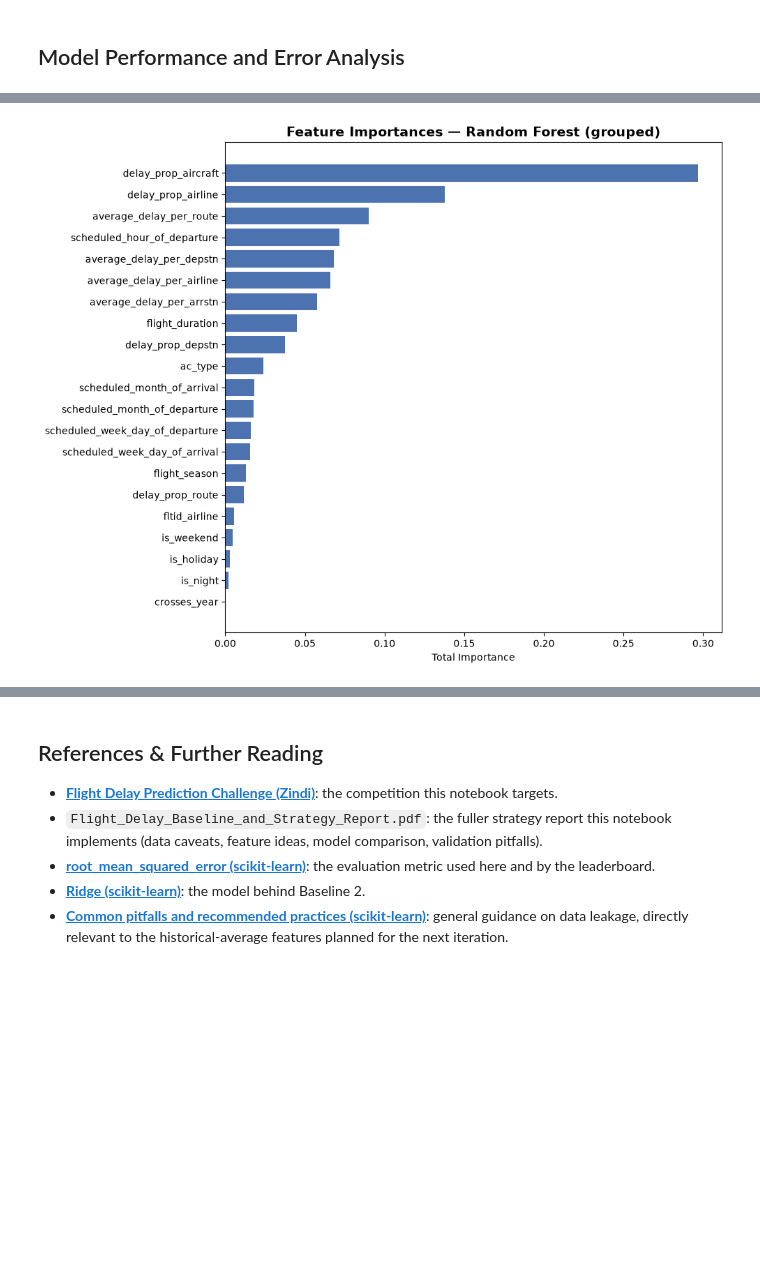
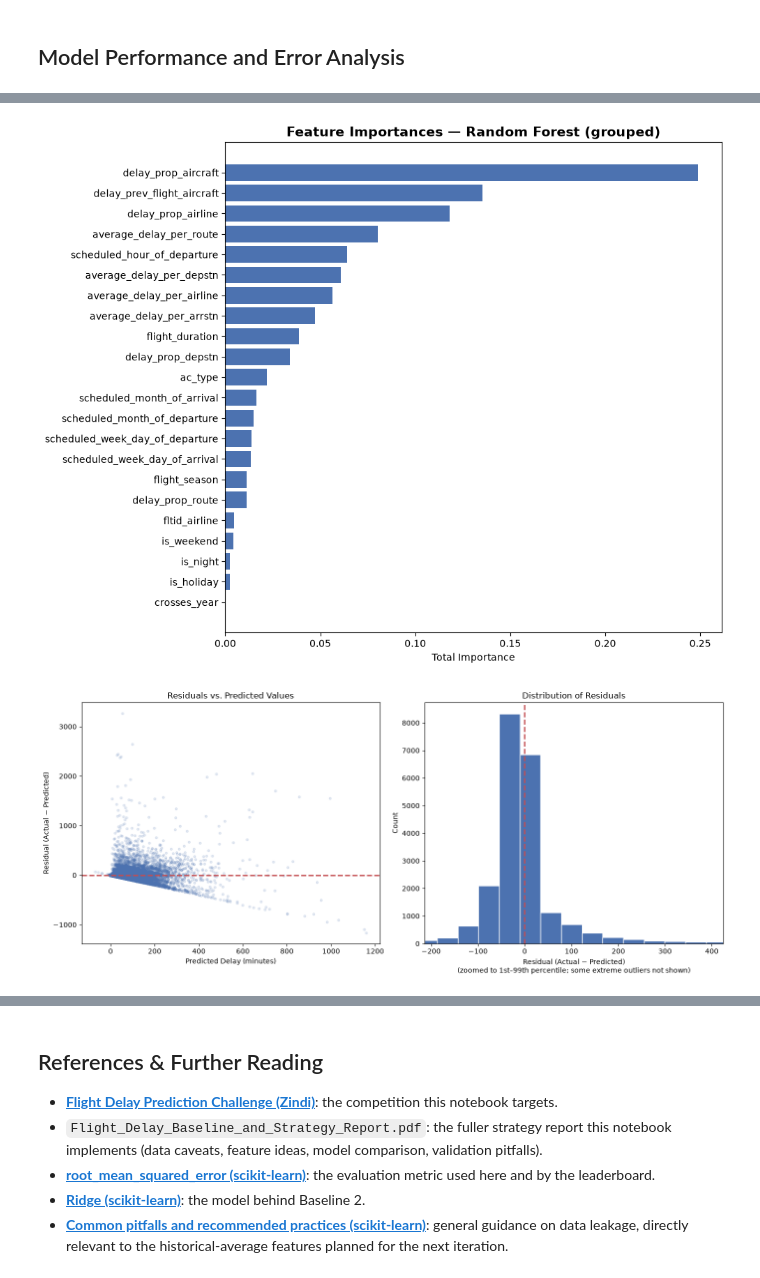
Before and after one commit to Lucaisok/ml_project_flight_delay_prediction, a Jupyter notebook: 04_flight_delay_modeling.ipynb, the cells around one changed output, grey strips where cells are left out. Cells and saved outputs as stored; diff of their text form; code cells hidden in the pictures; blank space fills up the shorter version.

```diff
--- a/04_flight_delay_modeling.ipynb
+++ b/04_flight_delay_modeling.ipynb
@@ -478,0 +479,23 @@ Random Forest — RMSE: 121.86, MAE: 56.02
+# %%
+from xgboost import XGBRegressor
+
+xgb_pipeline = Pipeline([
+    ('preprocess', preprocess_rf),
+    ('model', XGBRegressor(
+        n_estimators=300,
+        max_depth=6,
+        learning_rate=0.05,
+        subsample=0.8,
+        colsample_bytree=0.8,
+        random_state=42,
+        n_jobs=-1
+    ))
+])
+
+xgb_pipeline.fit(X_train_advanced[cat_cols + num_cols], y_train)
+xgb_pred = xgb_pipeline.predict(X_test_advanced[cat_cols + num_cols])
+
+rmse_xgb = root_mean_squared_error(y_test, xgb_pred)
+mae_xgb = mean_absolute_error(y_test, xgb_pred)
+
+print(f"XGBoost — RMSE: {rmse_xgb:.2f}, MAE: {mae_xgb:.2f}")
@@ -632,4 +711,4 @@ plt.tight_layout()
 plt.savefig('plots/feature_importance_rf_grouped.png', dpi=150)
 plt.show()
 # %% [output]
-[figure, old version]
+[figure, new version]
@@ -659,24 +715,31 @@ plt.show()
 # %%
 import matplotlib.pyplot as plt
+import numpy as np
 
-residuals = y_test - y_pred  # actual - predicted; positive = model under-predicted
+y_pred = xgb_tuned_pred
+
+residuals = y_test - y_pred
 
 fig, axes = plt.subplots(1, 2, figsize=(14, 6))
 
-# Residuals vs. predicted values
 axes[0].scatter(y_pred, residuals, alpha=0.15, s=10, color='#4C72B0')
 axes[0].axhline(0, color='#C44E52', linestyle='--', linewidth=2)
 axes[0].set_xlabel('Predicted Delay (minutes)')
 axes[0].set_ylabel('Residual (Actual − Predicted)')
 axes[0].set_title('Residuals vs. Predicted Values')
 
-# Residual distribution
-axes[1].hist(residuals, bins=60, color='#4C72B0', edgecolor='white')
+# Residual distribution — zoomed to where ~95%+ of the data actually sits,
+# with a note that a few extreme outliers exist beyond this range
+residual_p1, residual_p99 = residuals.quantile([0.01, 0.99])
+axes[1].hist(residuals, bins=100, color='#4C72B0', edgecolor='white')
 axes[1].axvline(0, color='#C44E52', linestyle='--', linewidth=2)
-axes[1].set_xlabel('Residual (Actual − Predicted)')
+axes[1].set_xlim(residual_p1, residual_p99)
+axes[1].set_xlabel('Residual (Actual − Predicted)\n(zoomed to 1st–99th percentile; some extreme outliers not shown)')
 axes[1].set_ylabel('Count')
 axes[1].set_title('Distribution of Residuals')
 
 plt.tight_layout()
-plt.savefig('plots/residual_analysis.png', dpi=150)
+plt.savefig('plots/residual_analysis_v2.png', dpi=150)
 plt.show()
+# %% [output]
+[figure, added]
```
Also changed, not shown: parts of 10 cells of this notebook, 9 other files.
